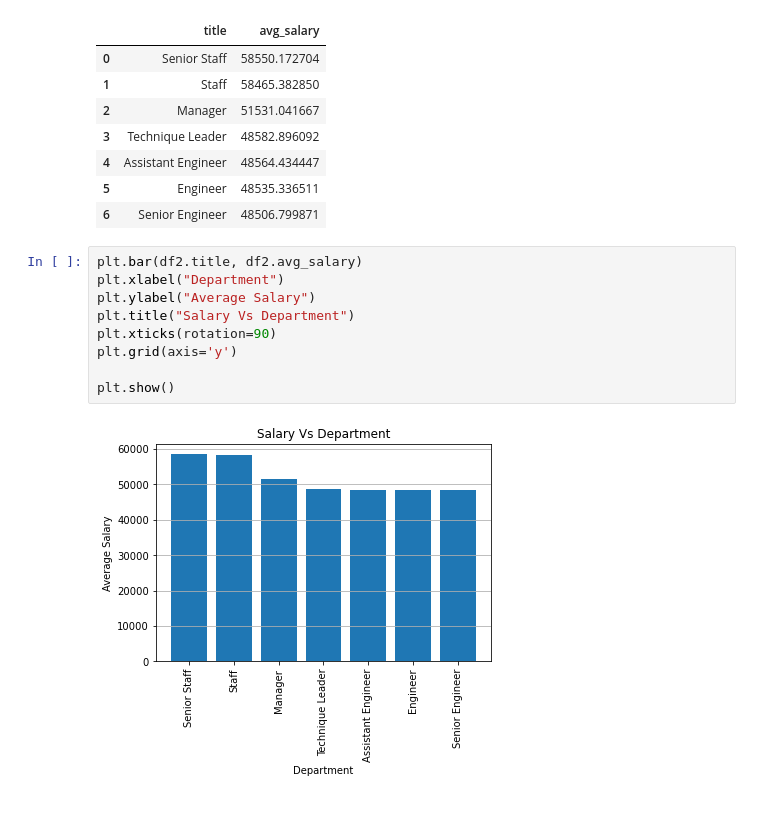
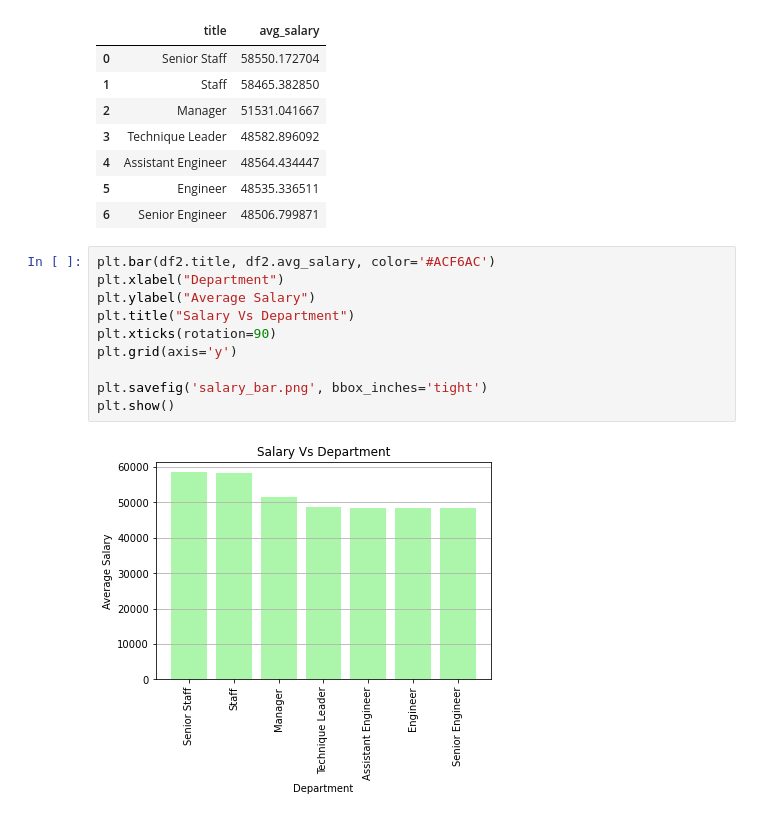
Before and after one commit to CodyGunter/smu-data-12-19-21-homework, a Jupyter notebook: 09_SQL/SQL_HW.ipynb, the cells around one changed output. Saved outputs shown, nothing was run; the diff lists cells and outputs as text.

```diff
--- a/09_SQL/SQL_HW.ipynb
+++ b/09_SQL/SQL_HW.ipynb
@@ -222,13 +226,14 @@ df2
 | 5 | Engineer | 48535.336511 |
 | 6 | Senior Engineer | 48506.799871 |
 # %%
-plt.bar(df2.title, df2.avg_salary)
+plt.bar(df2.title, df2.avg_salary, color='#ACF6AC')
 plt.xlabel("Department")
 plt.ylabel("Average Salary")
 plt.title("Salary Vs Department")
 plt.xticks(rotation=90)
 plt.grid(axis='y')
 
+plt.savefig('salary_bar.png', bbox_inches='tight')
 plt.show()
 # %% [output]
-[figure, old version]
+[figure, new version]
```
Also changed, not shown: parts of 1 cell of this notebook, 6 other files.
